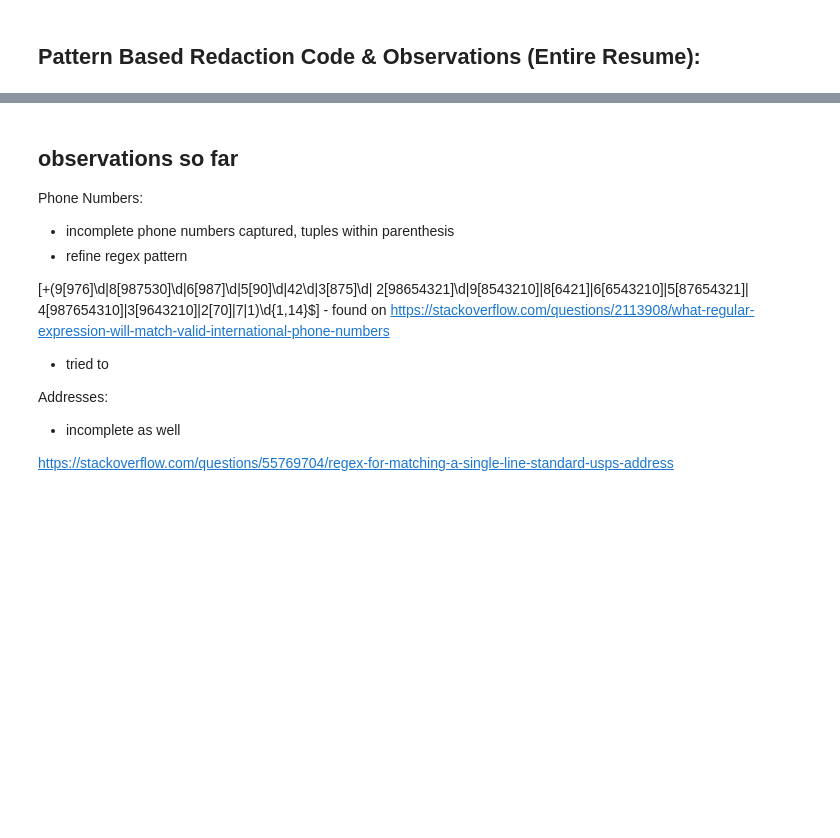
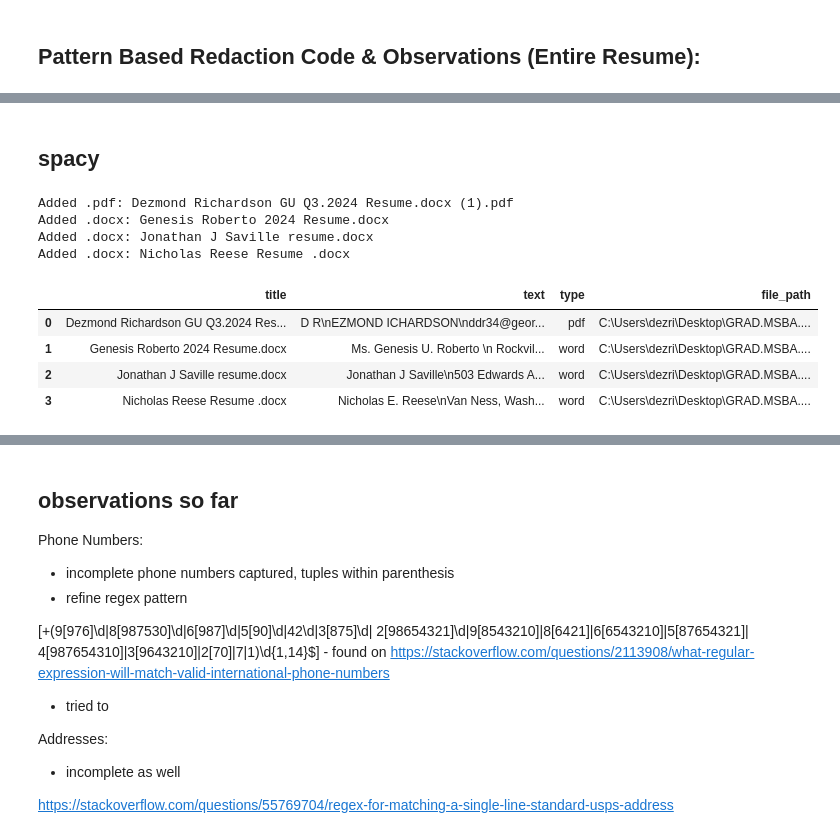
Before and after one commit to nick-reese/Saxa-4-Capstone, a Jupyter notebook: DEZ NOTES ON Roberta Test NER-+ NER entity & regex pattern PII Code.ipynb, the cells around one changed output, grey strips where cells are left out. Cells and saved outputs as stored; diff of their text form; code cells hidden in the pictures; blank space fills up the shorter version.

```diff
--- a/DEZ NOTES ON Roberta Test NER-+ NER entity & regex pattern PII Code.ipynb
+++ b/DEZ NOTES ON Roberta Test NER-+ NER entity & regex pattern PII Code.ipynb
@@ -922,0 +948,74 @@ Funding Specialist & Post Closing Member        March 2019 – August 2019
+# %% [markdown]
+## spacy
+# %%
+import os
+import json
+from docx import Document
+import pdfplumber
+
+def convert_files_to_json(folder_path, output_json_file):
+    corpus = []
+
+    for filename in os.listdir(folder_path):
+        file_path = os.path.join(folder_path, filename)
+
+        # Skip temporary files created by Word
+        if filename.startswith('~$'):
+            print(f"Skipped temporary file: {filename}")
+            continue
+
+        if filename.endswith('.docx'):
+            try:
+                doc = Document(file_path)
+                text = '\n'.join([para.text for para in doc.paragraphs])
+                document_data = {
+                    'title': filename,
+                    'text': text,
+                    'type': 'word',
+                    'file_path': file_path
+                }
+                corpus.append(document_data)
+                print(f"Added .docx: {filename}")
+
+            except Exception as e:
+                print(f"Error processing .docx file {filename}: {e}")
+
+        elif filename.endswith('.pdf'):
+            try:
+                with pdfplumber.open(file_path) as pdf:
+                    text = '\n'.join([page.extract_text() for page in pdf.pages if page.extract_text()])
+                    document_data = {
+                        'title': filename,
+                        'text': text,
+                        'type': 'pdf',
+                        'file_path': file_path
+                    }
+                    corpus.append(document_data)
+                    print(f"Added .pdf: {filename}")
+
+            except Exception as e:
+                print(f"Error processing .pdf file {filename}: {e}")
+
+    with open(output_json_file, 'w', encoding='utf-8') as json_file:
+        json.dump(corpus, json_file, ensure_ascii=False, indent=4)
+
+# Call the function with your paths
+convert_files_to_json(r'C:\Users\dezri\Desktop\GRAD.MSBA.PROGRAM\Capstone', 'output_corpus.json')
+# change your file path to where you saved the resumes
+# %% [output]
+Added .pdf: Dezmond Richardson GU Q3.2024 Resume.docx (1).pdf
+Added .docx: Genesis Roberto 2024 Resume.docx
+Added .docx: Jonathan J Saville resume.docx
+Added .docx: Nicholas Reese Resume .docx
+# %%
+resumes = pd.read_json('output_corpus.json')
+# %%
+resumes = pd.DataFrame(resumes)
+# %%
+resumes
+# %% [output]
+|  | title | text | type | file_path |
+| 0 | Dezmond Richardson GU Q3.2024 Res... | D R\nEZMOND ICHARDSON\nddr34@geor... | pdf | C:\Users\dezri\Desktop\GRAD.MSBA.... |
+| 1 | Genesis Roberto 2024 Resume.docx | Ms. Genesis U. Roberto \n Rockvil... | word | C:\Users\dezri\Desktop\GRAD.MSBA.... |
+| 2 | Jonathan J Saville resume.docx | Jonathan J Saville\n503 Edwards A... | word | C:\Users\dezri\Desktop\GRAD.MSBA.... |
+| 3 | Nicholas Reese Resume .docx | Nicholas E. Reese\nVan Ness, Wash... | word | C:\Users\dezri\Desktop\GRAD.MSBA.... |
```
Also changed, not shown: parts of 50 cells of this notebook.
